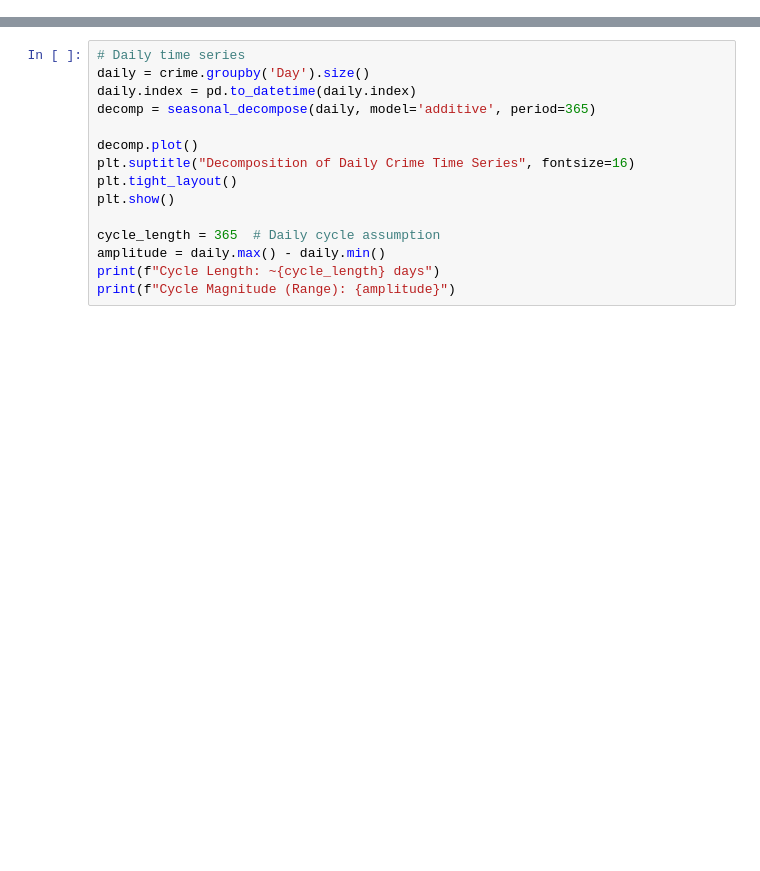
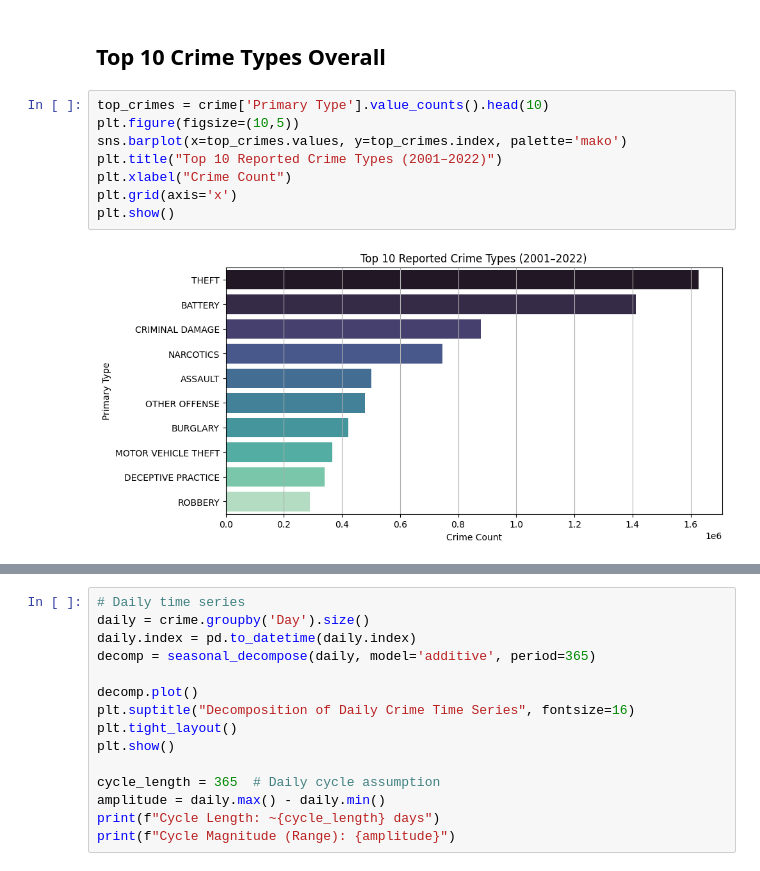
Before and after one commit to tamimisalah/Chicago_Crime, a Jupyter notebook: Chicago_Crime.ipynb, the cells around one changed output, grey strips where cells are left out. Cells and saved outputs as stored; diff of their text form; blank space fills up the shorter version.

```diff
--- a/Chicago_Crime.ipynb
+++ b/Chicago_Crime.ipynb
@@ -232,0 +317,12 @@ Name: count, dtype: int64
+# %% [markdown]
+##  Top 10 Crime Types Overall
+# %%
+top_crimes = crime['Primary Type'].value_counts().head(10)
+plt.figure(figsize=(10,5))
+sns.barplot(x=top_crimes.values, y=top_crimes.index, palette='mako')
+plt.title("Top 10 Reported Crime Types (2001–2022)")
+plt.xlabel("Crime Count")
+plt.grid(axis='x')
+plt.show()
+# %% [output]
+[figure, added]
```
Also changed, not shown: parts of 47 cells of this notebook.
